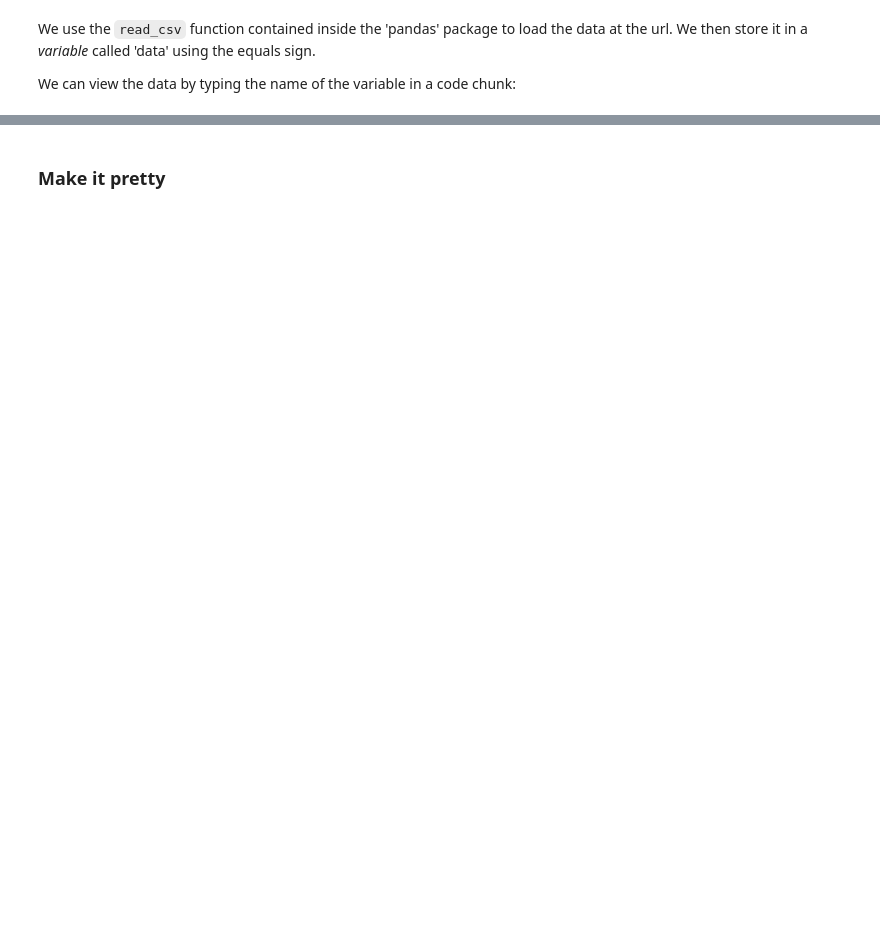
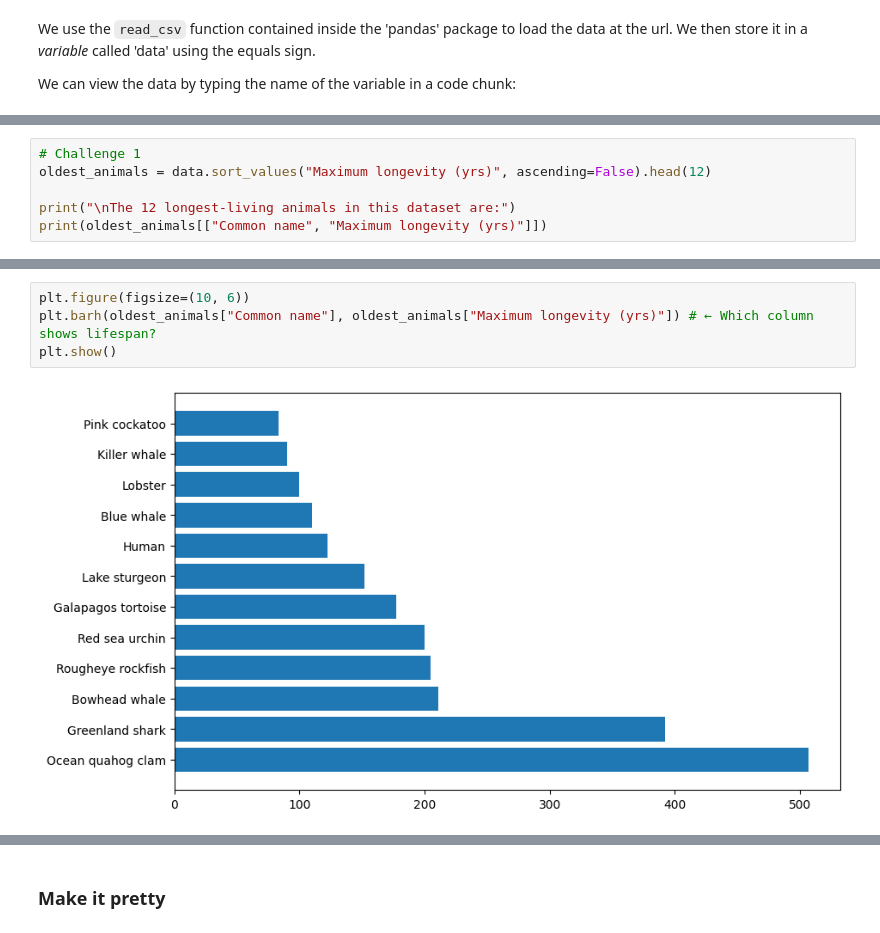
Before and after one commit to CBFLivUni/animal_ageing, a Jupyter notebook: all_code.ipynb, the cells around one changed output, grey strips where cells are left out. Cells and saved outputs as stored; diff of their text form; blank space fills up the shorter version.

```diff
--- a/all_code.ipynb
+++ b/all_code.ipynb
@@ -173,0 +134,6 @@ We've now plotted all the data!
+# %%
+# Challenge 1
+oldest_animals = data.sort_values("Maximum longevity (yrs)", ascending=False).head(12)
+
+print("\nThe 12 longest-living animals in this dataset are:")
+print(oldest_animals[["Common name", "Maximum longevity (yrs)"]])
@@ -173,0 +186,6 @@ We've now plotted all the data!
+# %%
+plt.figure(figsize=(10, 6))
+plt.barh(oldest_animals["Common name"], oldest_animals["Maximum longevity (yrs)"]) # ← Which column shows lifespan?
+plt.show()
+# %% [output]
+[figure, added]
```
Also changed, not shown: parts of 71 cells of this notebook, 2 other files.
